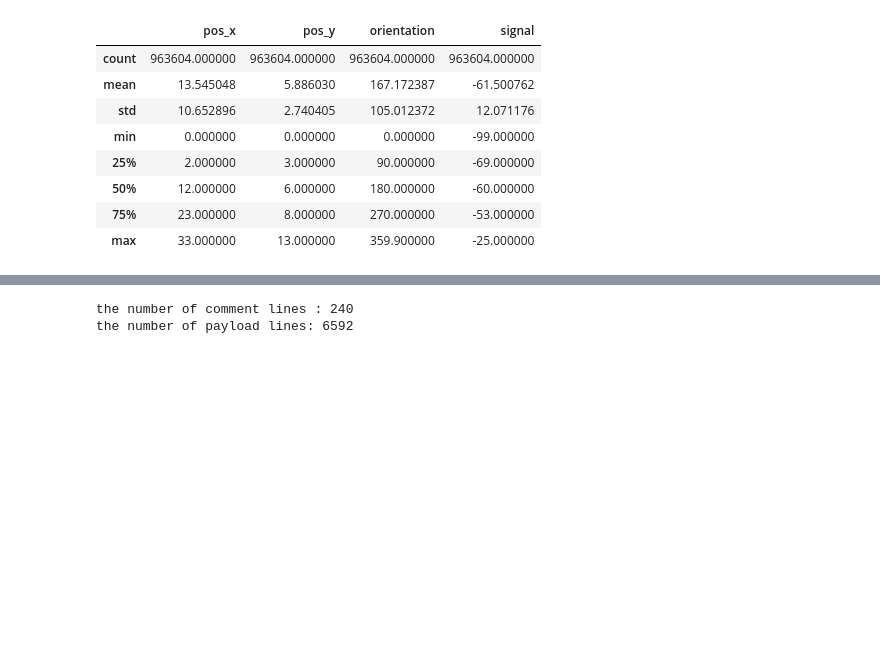
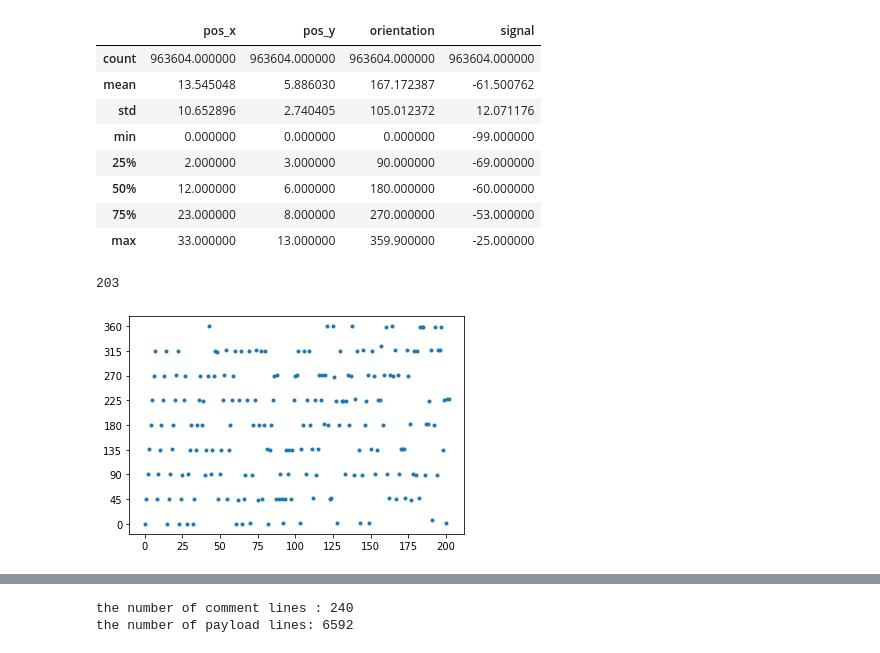
Before and after one commit to MustangDFW/DS7333, a Jupyter notebook: Case Study 1/2-Interim Notebooks/location-prediction-01-data-processing.ipynb, the cells around one changed output, grey strips where cells are left out. Saved outputs shown, nothing was run; the diff lists cells and outputs as text; code cells hidden in the pictures; blank space fills up the shorter version.

```diff
--- a/Case Study 1/2-Interim Notebooks/location-prediction-01-data-processing.ipynb
+++ b/Case Study 1/2-Interim Notebooks/location-prediction-01-data-processing.ipynb
@@ -142,3 +142,15 @@ offline.describe()
 | 50% | 12.000000 | 6.000000 | 180.000000 | -60.000000 |
 | 75% | 23.000000 | 8.000000 | 270.000000 | -53.000000 |
 | max | 33.000000 | 13.000000 | 359.900000 | -25.000000 |
+# %%
+# Orientation data is supposed to have 8 unique values, but it seems that there are slight variation from the measurement.
+print(len(offline['orientation'].unique()))
+# %% [output]
+203
+# %%
+# The good news is, the orientation measurement remains within reasonable range of 45-degree split. We can round the value
+plt.plot(offline['orientation'].unique(), marker='.', linestyle='none')
+plt.yticks(np.linspace(0,360,9))
+plt.show()
+# %% [output]
+[figure, added]
```
Also changed, not shown: parts of 11 cells of this notebook, 2 other files.
